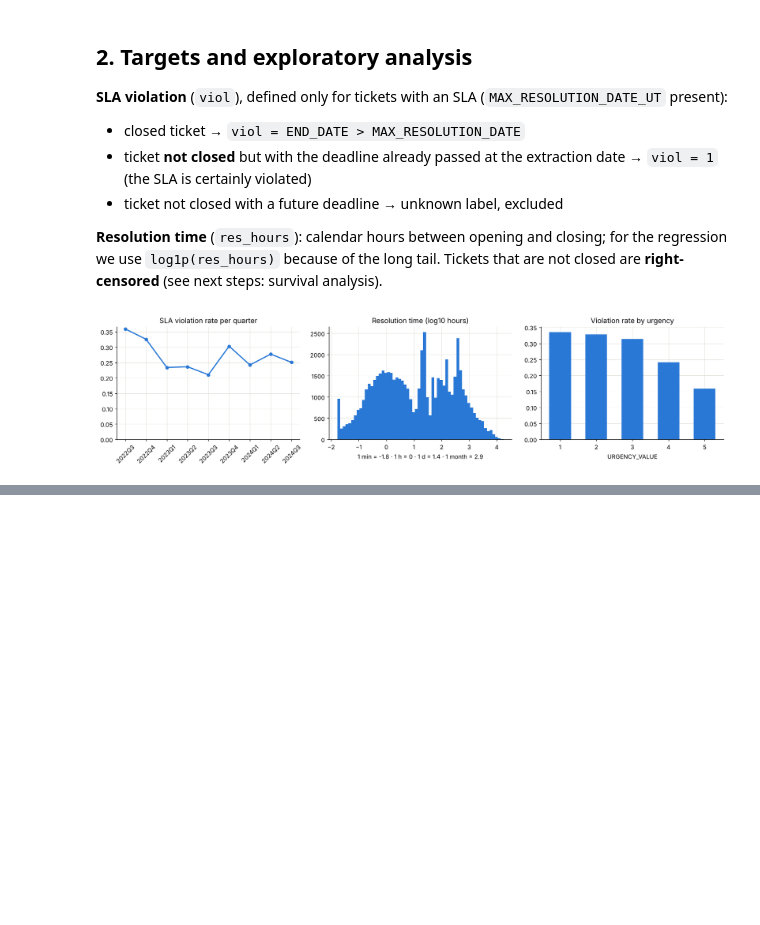
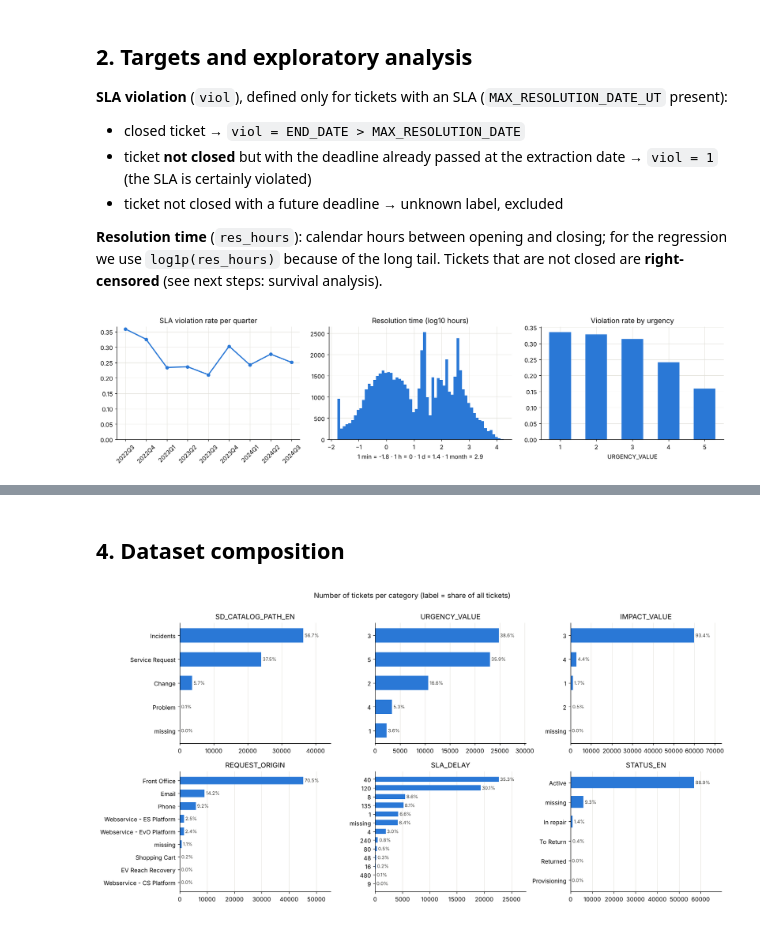
Before and after one commit to peruccalice/Data-Science-Seminars-and-Challenge, a Jupyter notebook: coding/SLA_00_exploratory.ipynb, the cells around one changed output, grey strips where cells are left out. Drawn from its saved outputs; the diff is of its cells as text; code cells hidden in the pictures; blank space fills up the shorter version.

```diff
--- a/coding/SLA_00_exploratory.ipynb
+++ b/coding/SLA_00_exploratory.ipynb
@@ -220,7 +228,8 @@ SEED = 42
 DATA_PATH = "raw_EV_data_challenge.csv"
 
 # palette (colorblind-safe, fixed order)
-BLUE, ORANGE, AQUA, GRID = "#2a78d6", "#eb6834", "#1baf7a", "#e1e0d9"
+BLUE, ORANGE, AQUA, GRAY, GRID = "#2a78d6", "#eb6834", "#1baf7a", "#8a8a85", "#e1e0d9"
+INK = "#3d3d3a"  # text colour for annotations
 plt.rcParams.update({"axes.spines.top": False, "axes.spines.right": False,
                      "axes.grid": True, "grid.color": GRID, "grid.linewidth": 0.6,
                      "axes.axisbelow": True, "figure.dpi": 110})
@@ -280,0 +293,18 @@ plt.tight_layout(); plt.show()
+# %%
+raw = pd.read_csv(DATA_PATH, sep=";", na_values=["NULL"])
+for c in ["SUBMIT_DATE_UT", "MAX_RESOLUTION_DATE_UT", "END_DATE_UT"]:
+    raw[c] = pd.to_datetime(raw[c])
+
+missing = raw.isna().mean().mul(100).round(1).sort_values(ascending=False)
+display(missing[missing > 0].rename("missing_%").to_frame())
+
+checks = {
+    "duplicated REQUEST_ID": raw["REQUEST_ID"].duplicated().sum(),
+    "closing date before submission (set to missing)": (raw["END_DATE_UT"] < raw["SUBMIT_DATE_UT"]).sum(),
+    "never closed": df["never_closed"].sum(),
+    "no SLA deadline": df["MAX_RESOLUTION_DATE_UT"].isna().sum(),
+    "deadline but no SLA_DELAY": (df["MAX_RESOLUTION_DATE_UT"].notna() & df["SLA_DELAY"].isna()).sum(),
+    "deadline extended after submission": df["deadline_extended"].sum(),
+    "resolved in under 1 minute": (df["res_hours"] < 1 / 60).sum(),
+}
+pd.DataFrame({"n": checks}).assign(share=lambda x: (x["n"] / len(df)).round(3))
@@ -280,0 +330,23 @@ plt.tight_layout(); plt.show()
+# %% [markdown]
+## 4. Dataset composition
+# %%
+CAT_COLS = ["SD_CATALOG_PATH_EN", "URGENCY_VALUE", "IMPACT_VALUE", "REQUEST_ORIGIN", "SLA_DELAY", "STATUS_EN"]
+
+def as_label(s):
+    """Categorical column as readable strings (numeric codes without '.0'), missing as 'missing'."""
+    if pd.api.types.is_numeric_dtype(s):
+        s = s.astype("Int64")
+    return s.astype("string").fillna("missing")
+
+fig, axes = plt.subplots(2, 3, figsize=(15, 7.5))
+for ax, c in zip(axes.flat, CAT_COLS):
+    vc = as_label(df[c]).value_counts().iloc[::-1]          # largest on top
+    ax.barh(vc.index, vc.values, color=BLUE, height=0.6)
+    for y, v in enumerate(vc.values):
+        ax.text(v, y, f" {v / len(df):.1%}", va="center", fontsize=8, color=INK)
+    ax.set_title(c); ax.grid(axis="y", visible=False)
+    ax.set_xlim(0, vc.max() * 1.22)
+fig.suptitle("Number of tickets per category (label = share of all tickets)", y=1.0)
+plt.tight_layout(); plt.show()
+# %% [output]
+[figure, added]
```
Also changed, not shown: parts of 20 cells of this notebook.
